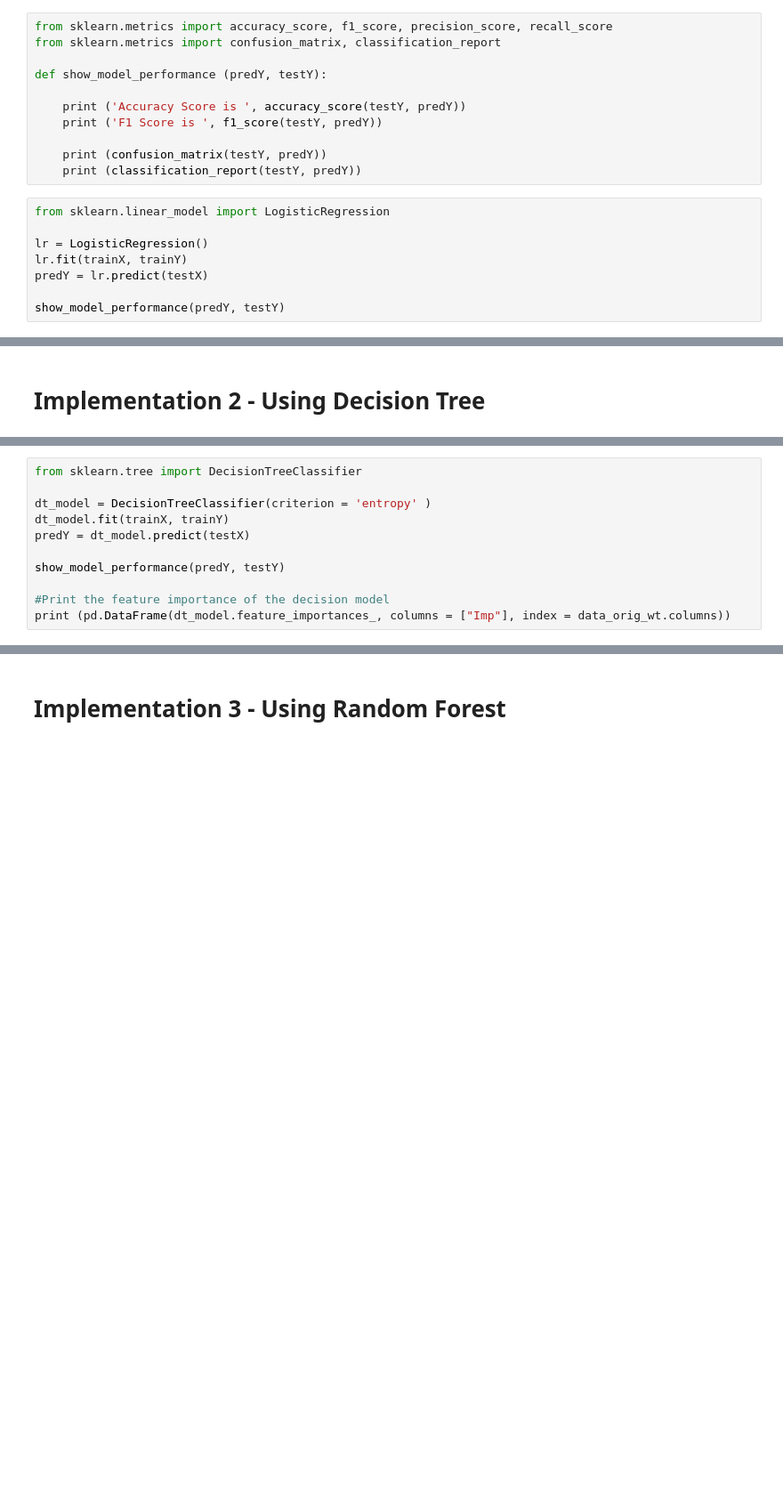
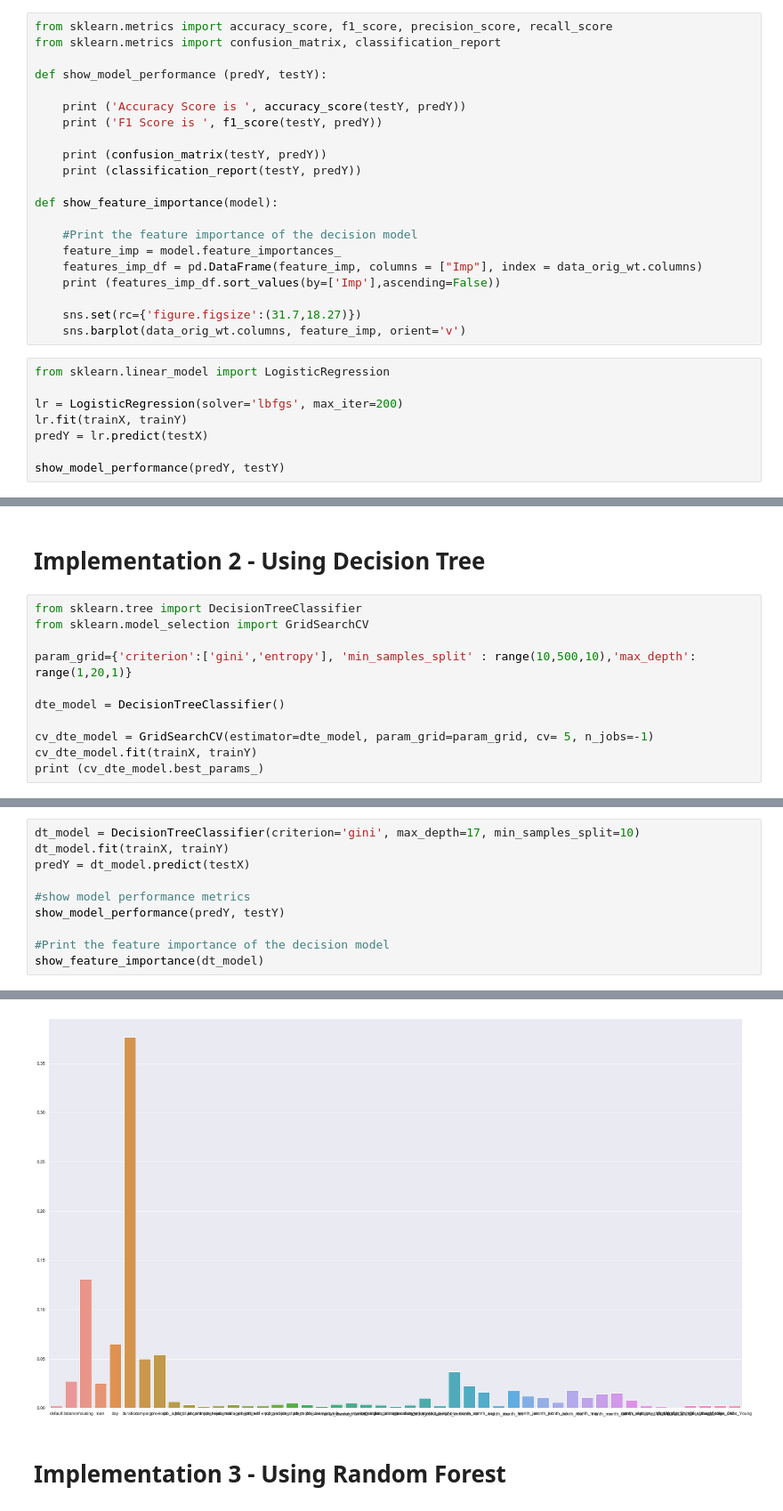
Before and after one commit to rsjain1978/ensemble-ml-systems, a Jupyter notebook: direct-marketing-compaign-bank/compaign.ipynb, the cells around one changed output, grey strips where cells are left out. Shown at 89% size. Cells and saved outputs as stored; diff of their text form; blank space fills up the shorter version.

Commit message:
iimproved code with feature importance

```diff
--- a/direct-marketing-compaign-bank/compaign.ipynb
+++ b/direct-marketing-compaign-bank/compaign.ipynb
@@ -673,10 +664,20 @@ def show_model_performance (predY, testY):
 
     print (confusion_matrix(testY, predY))
     print (classification_report(testY, predY))
+
+def show_feature_importance(model):
+
+    #Print the feature importance of the decision model
+    feature_imp = model.feature_importances_
+    features_imp_df = pd.DataFrame(feature_imp, columns = ["Imp"], index = data_orig_wt.columns)
+    print (features_imp_df.sort_values(by=['Imp'],ascending=False))
+
+    sns.set(rc={'figure.figsize':(31.7,18.27)})
+    sns.barplot(data_orig_wt.columns, feature_imp, orient='v')
 # %%
 from sklearn.linear_model import LogisticRegression
 
-lr = LogisticRegression()
+lr = LogisticRegression(solver='lbfgs', max_iter=200)
 lr.fit(trainX, trainY)
 predY = lr.predict(testX)
 
@@ -697,2 +698,13 @@ weighted avg       0.91      0.84      0.86     10540
 # %% [markdown]
 # Implementation 2 - Using Decision Tree
+# %%
+from sklearn.tree import DecisionTreeClassifier
+from sklearn.model_selection import GridSearchCV
+
+param_grid={'criterion':['gini','entropy'], 'min_samples_split' : range(10,500,10),'max_depth': range(1,20,1)}
+
+dte_model = DecisionTreeClassifier()
+
+cv_dte_model = GridSearchCV(estimator=dte_model, param_grid=param_grid, cv= 5, n_jobs=-1)
+cv_dte_model.fit(trainX, trainY)
+print (cv_dte_model.best_params_)
@@ -699,12 +713,11 @@ weighted avg       0.91      0.84      0.86     10540
 # %%
-from sklearn.tree import DecisionTreeClassifier
-
-dt_model = DecisionTreeClassifier(criterion = 'entropy' )
+dt_model = DecisionTreeClassifier(criterion='gini', max_depth=17, min_samples_split=10)
 dt_model.fit(trainX, trainY)
 predY = dt_model.predict(testX)
 
+#show model performance metrics
 show_model_performance(predY, testY)
 
 #Print the feature importance of the decision model
-print (pd.DataFrame(dt_model.feature_importances_, columns = ["Imp"], index = data_orig_wt.columns))
+show_feature_importance(dt_model)
 # %% [output]
@@ -728,3 +741,4 @@ age_slabs_Young         0.006684
+[figure, added]
 # %% [markdown]
 # Implementation 3 - Using Random Forest
 # %%
```
Also changed, not shown: parts of 10 cells of this notebook.
